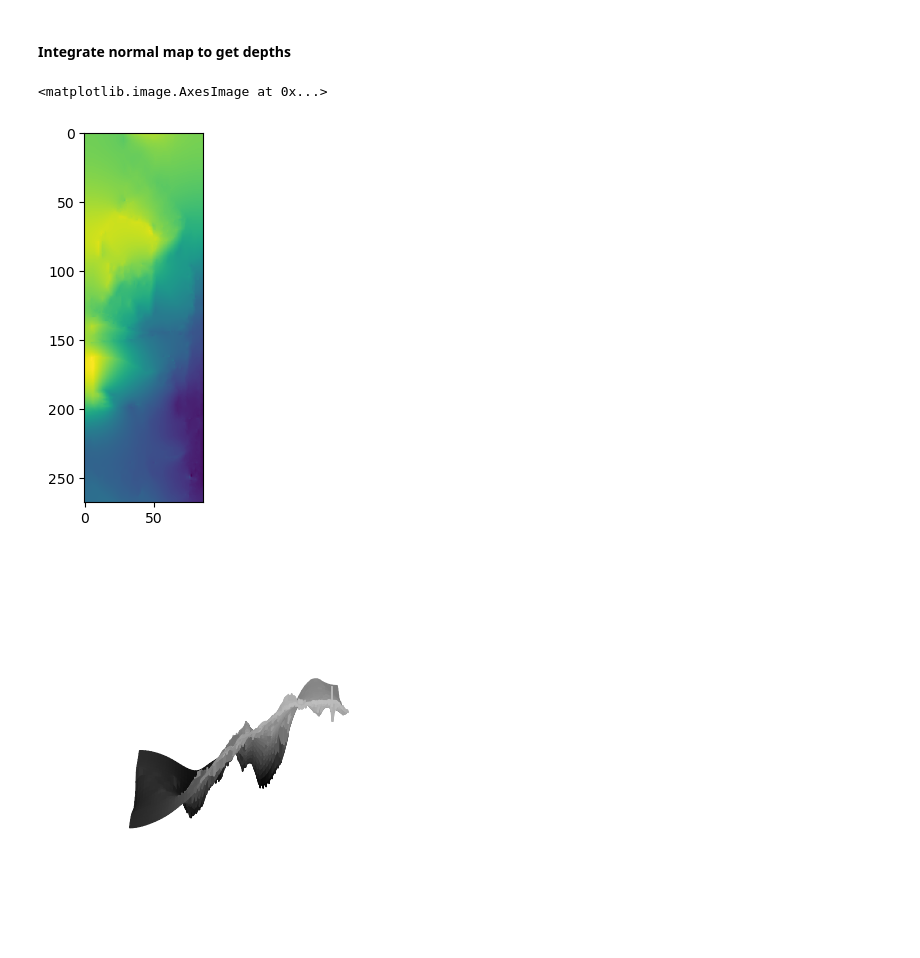
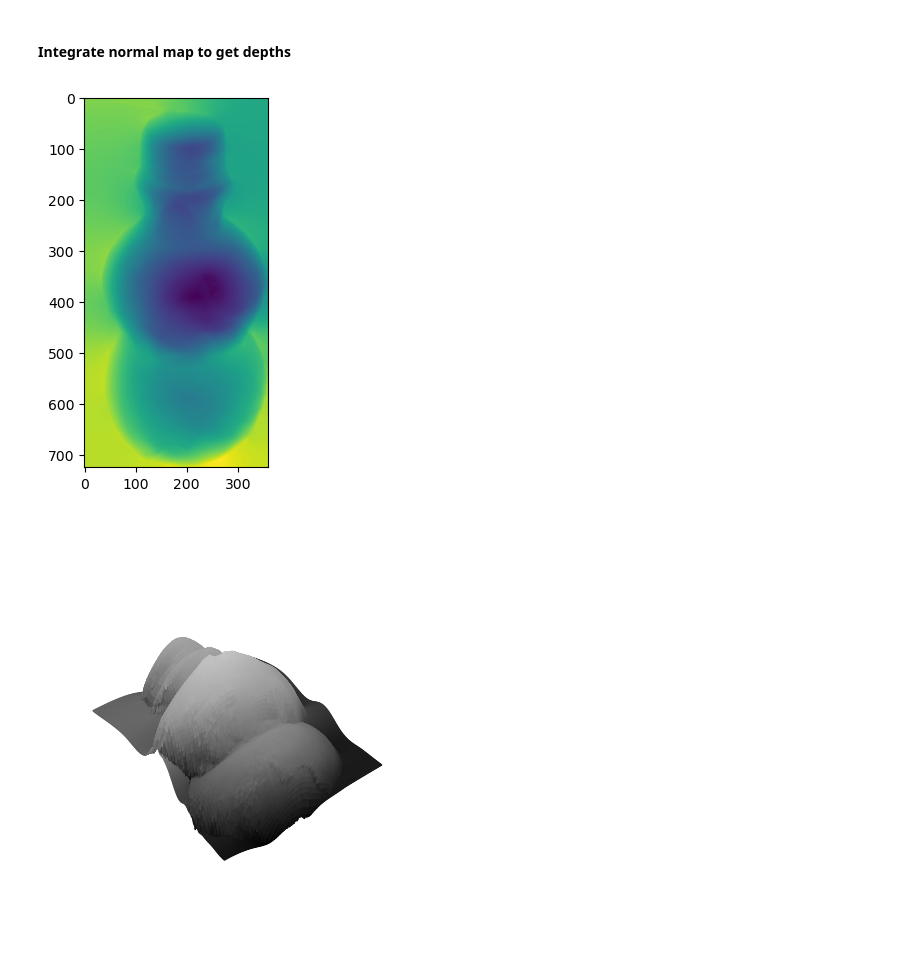
Before and after one commit to ldcWV/15463-final, a Jupyter notebook: src/same_material.ipynb, the cells around one changed output. Cells and saved outputs as stored; diff of their text form; code cells hidden in the pictures.

```diff
--- a/src/same_material.ipynb
+++ b/src/same_material.ipynb
@@ -67,7 +75,7 @@ ax.add_patch(matplotlib.patches.Polygon(pts, fill=False, color='white', linewidt
 # %%
 # Generate list of coordinates in reference
 # Used https://stackoverflow.com/questions/21339448/how-to-get-list-of-points-inside-a-polygon-in-python
-x, y = np.meshgrid(np.arange(HEIGHT), np.arange(WIDTH)) # make a canvas with coordinates
+x, y = np.meshgrid(np.arange(WIDTH), np.arange(HEIGHT)) # make a canvas with coordinates
 x, y = x.flatten(), y.flatten()
 points = np.vstack((x,y)).T
 reference_points = points[np.linalg.norm(points - center, axis=1) <= radius]
@@ -127,7 +135,7 @@ plt.imshow((normal_map+1)/2)
 #### Integrate normal map to get depths
 # %%
 def get_heightmap(normals):
-    eps = 0.0000000001
+    eps = 0.1
     dfdx = normals[:,:,0] / (normals[:,:,2] + eps)
     dfdy = normals[:,:,1] / (normals[:,:,2] + eps)
     heights = integrate_poisson(dfdx, dfdy)
@@ -135,6 +143,7 @@ def get_heightmap(normals):
     return heights
 heights = get_heightmap(normal_map)
 plt.imshow(heights)
+with open(f"{OUT_DIR}/heights.pickle", 'wb') as handle:
+    pickle.dump(heights, handle)
 # %% [output]
-<matplotlib.image.AxesImage at 0x...>
-[figure, old version]
+[figure, new version]
@@ -162,4 +150,25 @@ def plot_surface(name, Z, height, angle):
-# %%
-plot_surface(None, heights, 20, 0)
-# %% [output]
-[figure, removed]
+# %%
+def plot_surface(name, Z, height, angle):
+    # Z is an HxW array of surface depths
+    H, W = Z.shape
+    x, y = np.meshgrid(np.arange(0,W), np.arange(0,H))
+    # set 3D figure
+    fig = plt.figure()
+    ax = fig.gca(projection='3d')
+    # add a light and shade to the axis for visual effect
+    # (use the ‘-’ sign since our Z-axis points down)
+    ls = LightSource()
+    color_shade = ls.shade(-Z, plt.cm.gray)
+    # display a surface
+    # (control surface resolution using rstride and cstride)
+    surf = ax.plot_surface(x, y, -Z, facecolors=color_shade, rstride=4, cstride=4)
+    ax.view_init(elev=height, azim=angle)
+    # turn off axis
+    plt.axis('off')
+    if name is not None:
+        plt.savefig(name, bbox_inches='tight')
+    plt.show()
+
+plot_surface(None, heights, 40, 50)
+# %% [output]
+[figure, added]
```
Also changed, not shown: parts of 8 cells of this notebook, 3 other files.
